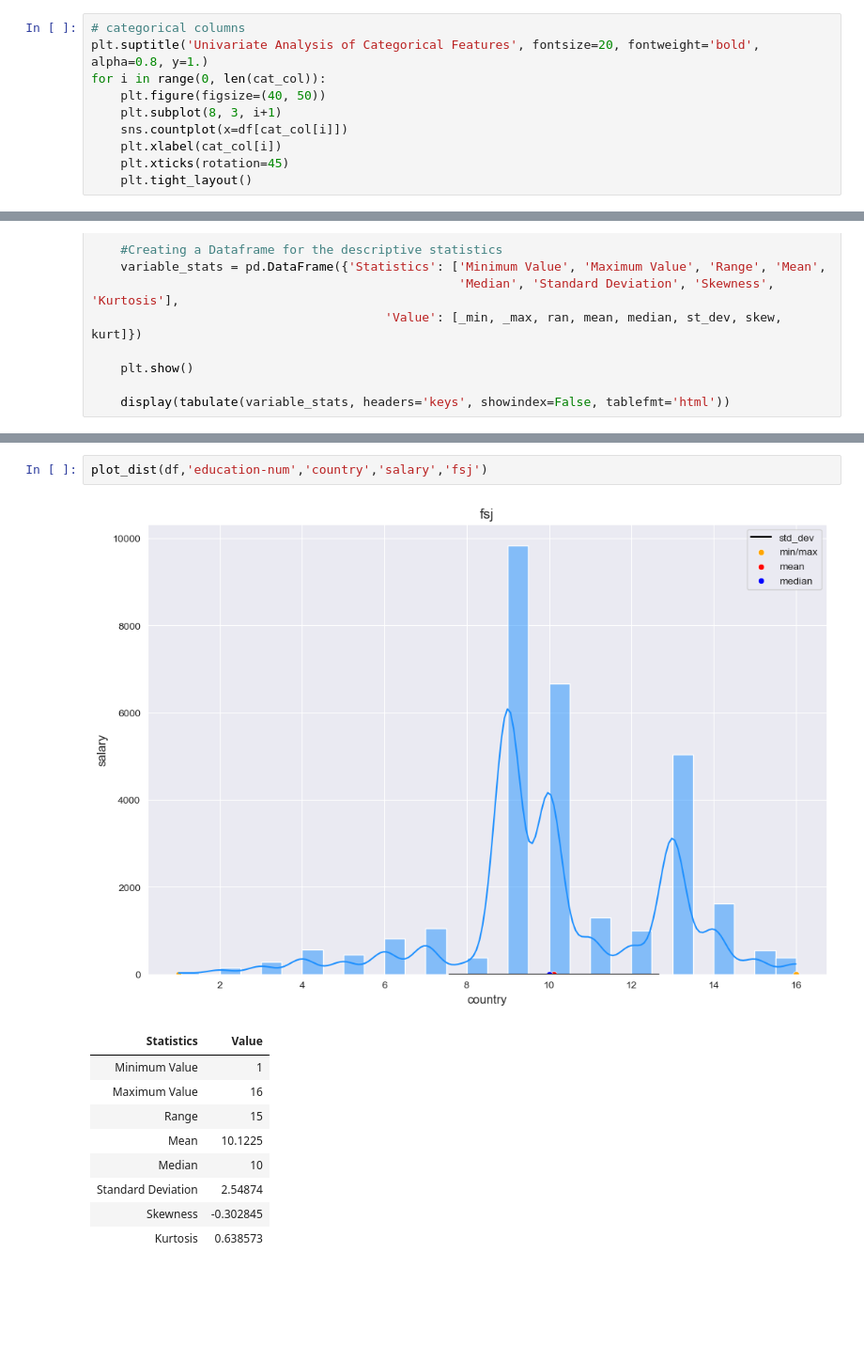
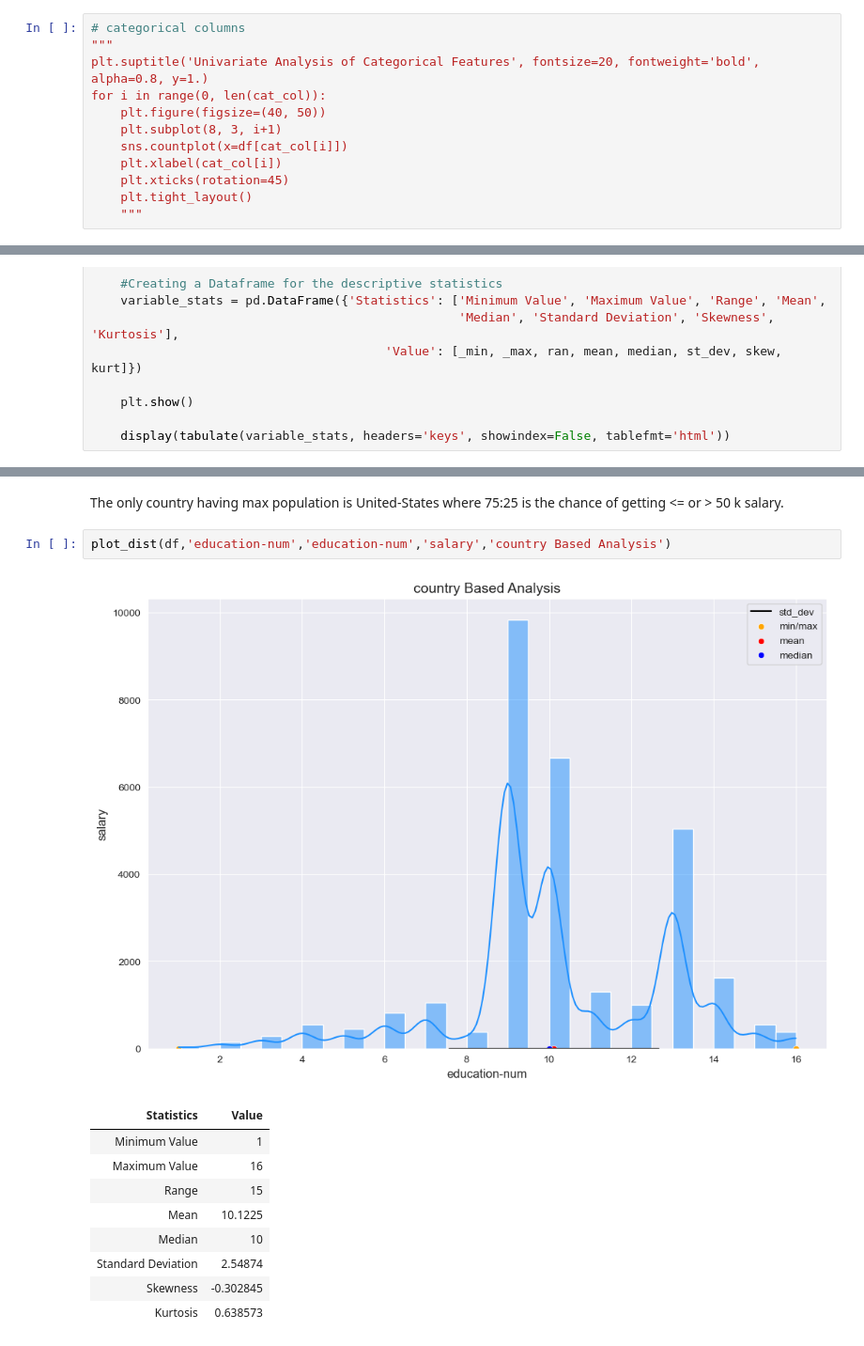
Before and after one commit to Pritamchaudhari5/ML_Internship_Project__Adult_Census_Income_Prediction, a Jupyter notebook: Notebook/EDA_and_model_bulding.ipynb, the cells around one changed output, grey strips where cells are left out. Shown at 94% size. Cells and saved outputs as stored; diff of their text form; blank space fills up the shorter version.

```diff
--- a/Notebook/EDA_and_model_bulding.ipynb
+++ b/Notebook/EDA_and_model_bulding.ipynb
@@ -295,6 +295,7 @@ cat_col
  'salary']
 # %%
 # categorical columns
+"""
 plt.suptitle('Univariate Analysis of Categorical Features', fontsize=20, fontweight='bold', alpha=0.8, y=1.)
 for i in range(0, len(cat_col)):
     plt.figure(figsize=(40, 50))
@@ -303,4 +304,5 @@ for i in range(0, len(cat_col)):
     plt.xlabel(cat_col[i])
     plt.xticks(rotation=45)
     plt.tight_layout()
+    """
 # %% [output]
@@ -391,7 +406,9 @@ plot_cat(df, 'marital-status','marital-status', 'salary','Marital Based Distribu
+# %% [markdown]
+The only country having max population is United-States where 75:25 is the chance of getting <= or > 50 k salary.
 # %%
-plot_dist(df,'education-num','country','salary','fsj')
+plot_dist(df,'education-num','education-num','salary','country Based Analysis')
 # %% [output]
-[figure, old version]
+[figure, new version]
 | Statistics | Value |
 | Minimum Value | 1 |
 | Maximum Value | 16 |
```
Also changed, not shown: parts of 14 cells of this notebook.
